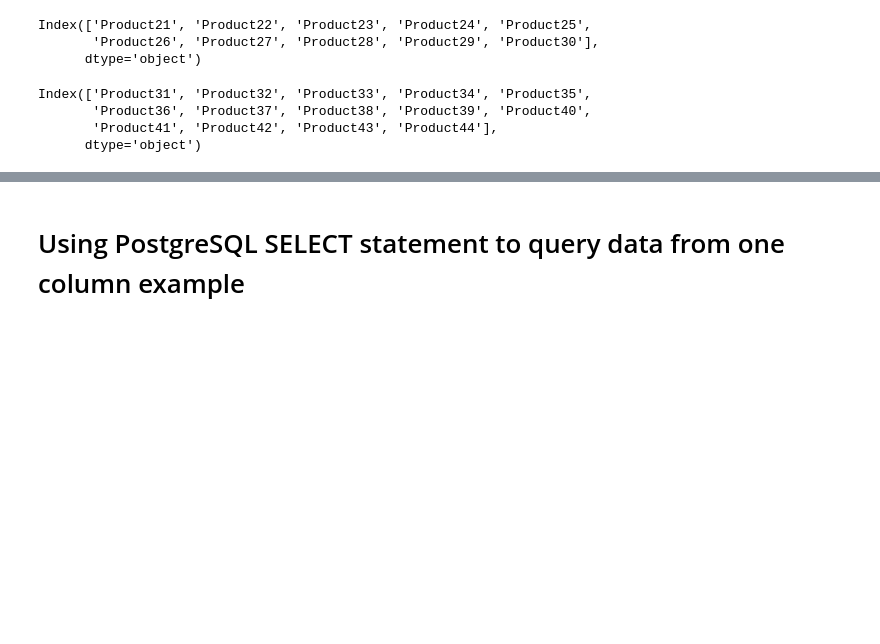
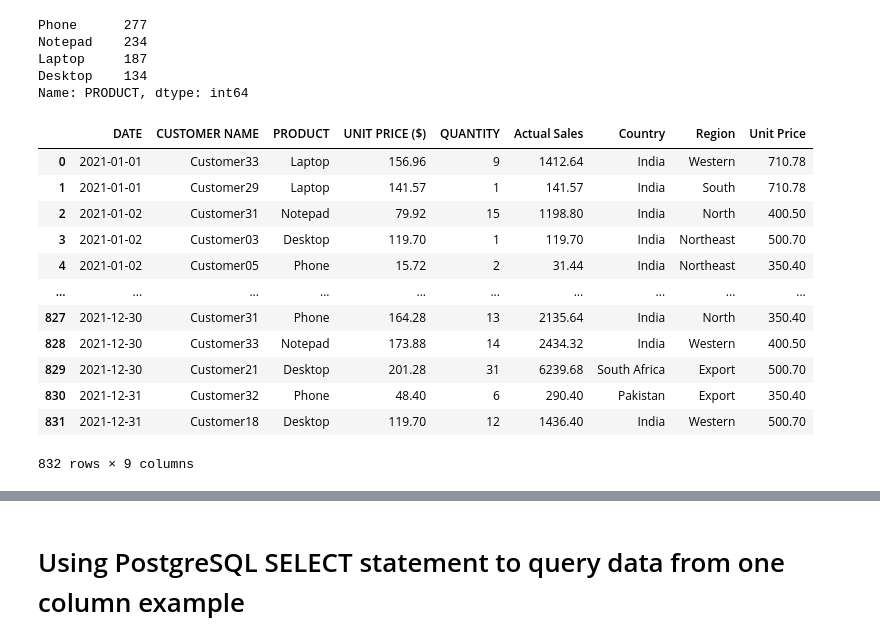
Before and after one commit to kazeemolaitanmusbau/Postgresql-Works, a Jupyter notebook: main.ipynb, the cells around one changed output, grey strips where cells are left out. Saved outputs shown, nothing was run; the diff lists cells and outputs as text; code cells hidden in the pictures; blank space fills up the shorter version.

```diff
--- a/main.ipynb
+++ b/main.ipynb
@@ -2,6 +2,3 @@
 import pandas as pd
 path = "C:/Users/pc/Documents/Lasop/PowerBI/Data/data/"
 df = pd.read_excel(path + "PBI.xlsx")
-# %%
-for i in df.PRODUCT[:11]:
-    print(i)
@@ -22,3 +4,0 @@ f=df.PRODUCT.value_counts().index.sort_values()
-# %%
-for i in df.PRODUCT:
-    if i in f[:10]:
@@ -49,13 +5,40 @@ Index(['Product11', 'Product12', 'Product13', 'Product14', 'Product15',
-# %%
-f[20:30]
-# %% [output]
-Index(['Product21', 'Product22', 'Product23', 'Product24', 'Product25',
-       'Product26', 'Product27', 'Product28', 'Product29', 'Product30'],
-      dtype='object')
-# %%
-f[30:]
-# %% [output]
-Index(['Product31', 'Product32', 'Product33', 'Product34', 'Product35',
-       'Product36', 'Product37', 'Product38', 'Product39', 'Product40',
-       'Product41', 'Product42', 'Product43', 'Product44'],
-      dtype='object')
+# %%
+f=df.PRODUCT.value_counts().index.sort_values()
+for i in df.PRODUCT:
+    if i in f[:15]:
+        df.PRODUCT.replace(i, "Phone", inplace=True)
+    elif i in f[15:26]:
+        df.PRODUCT.replace(i, "Laptop", inplace=True)
+    elif i in f[26:33]:
+        df.PRODUCT.replace(i, "Desktop", inplace=True)
+    elif i in f[33:]:
+         df.PRODUCT.replace(i, "Notepad", inplace=True)
+# %%
+df.PRODUCT.value_counts()
+# %% [output]
+Phone      277
+Notepad    234
+Laptop     187
+Desktop    134
+Name: PRODUCT, dtype: int64
+# %%
+df.loc[df["PRODUCT"]=="Laptop", "Unit Price"] = 710.78
+df.loc[df["PRODUCT"]=="Desktop", "Unit Price"] = 500.70
+df.loc[df["PRODUCT"]=="Phone", "Unit Price"] = 350.40
+df.loc[df["PRODUCT"]=="Notepad", "Unit Price"] = 400.50
+# %%
+df
+# %% [output]
+|  | DATE | CUSTOMER NAME | PRODUCT | UNIT PRICE ($) | QUANTITY | Actual Sales | Country | Region | Unit Price |
+| 0 | 2021-01-01 | Customer33 | Laptop | 156.96 | 9 | 1412.64 | India | Western | 710.78 |
+| 1 | 2021-01-01 | Customer29 | Laptop | 141.57 | 1 | 141.57 | India | South | 710.78 |
+| 2 | 2021-01-02 | Customer31 | Notepad | 79.92 | 15 | 1198.80 | India | North | 400.50 |
+| 3 | 2021-01-02 | Customer03 | Desktop | 119.70 | 1 | 119.70 | India | Northeast | 500.70 |
+| 4 | 2021-01-02 | Customer05 | Phone | 15.72 | 2 | 31.44 | India | Northeast | 350.40 |
+| ... | ... | ... | ... | ... | ... | ... | ... | ... | ... |
+| 827 | 2021-12-30 | Customer31 | Phone | 164.28 | 13 | 2135.64 | India | North | 350.40 |
+| 828 | 2021-12-30 | Customer33 | Notepad | 173.88 | 14 | 2434.32 | India | Western | 400.50 |
+| 829 | 2021-12-30 | Customer21 | Desktop | 201.28 | 31 | 6239.68 | South Africa | Export | 500.70 |
+| 830 | 2021-12-31 | Customer32 | Phone | 48.40 | 6 | 290.40 | Pakistan | Export | 350.40 |
+| 831 | 2021-12-31 | Customer18 | Desktop | 119.70 | 12 | 1436.40 | India | Western | 500.70 |
+832 rows × 9 columns
```
Also changed, not shown: parts of 18 cells of this notebook.
